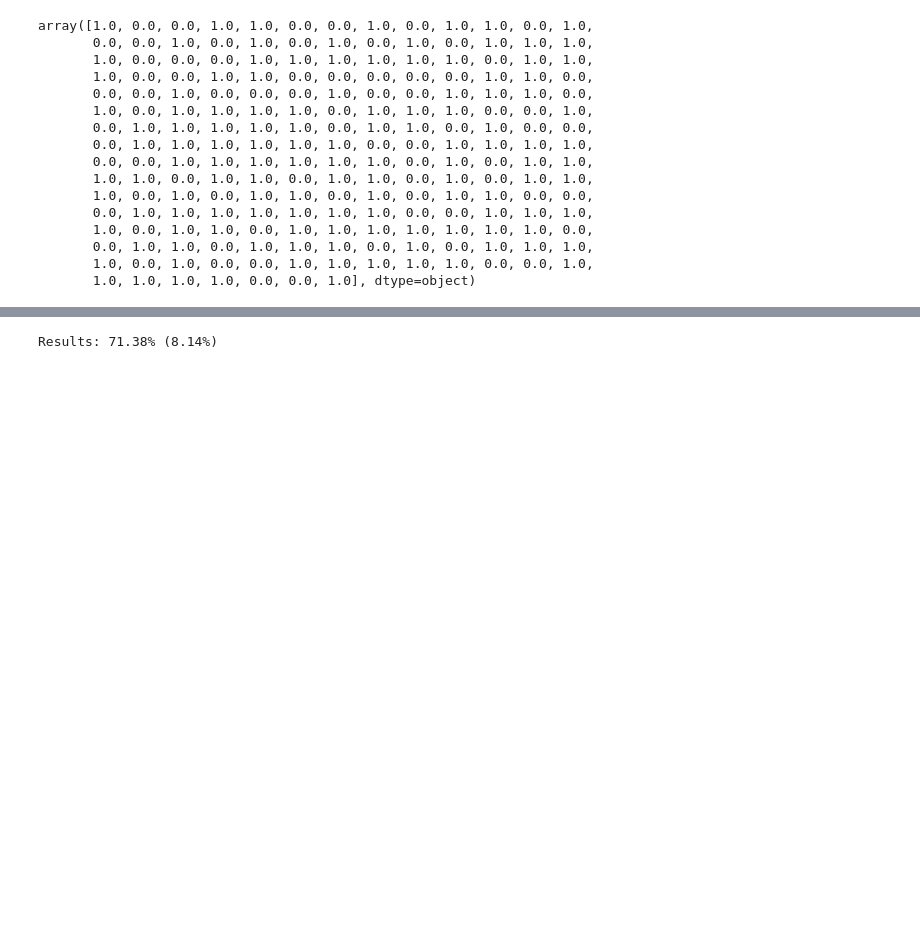
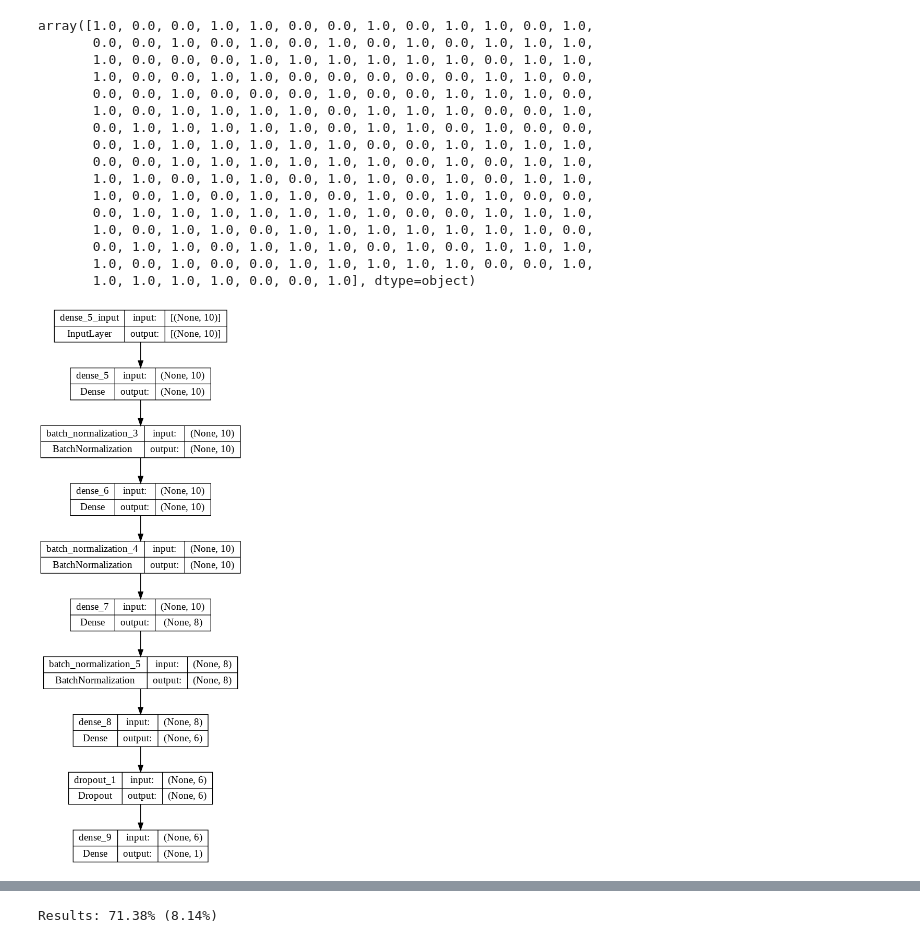
Before and after one commit to Gio-Choi/Stock_Regime_Analysis, a Jupyter notebook: MLP_model.ipynb, the cells around one changed output, grey strips where cells are left out. Cells and saved outputs as stored; diff of their text form; code cells hidden in the pictures; blank space fills up the shorter version.

```diff
--- a/MLP_model.ipynb
+++ b/MLP_model.ipynb
@@ -105,6 +101,11 @@ def create_model():
   model.compile(loss='binary_crossentropy', optimizer='nadam', metrics=['accuracy'])
 
   return model
+# %%
+# plot_model(model=create_model(), to_file='NN.png')
+plot_model(model=create_model(), to_file='NN.png', show_shapes=True)
+# %% [output]
+[figure, added]
 # %%
 estimators = []
 estimators.append(('standardize', StandardScaler()))
```
Also changed, not shown: parts of 4 cells of this notebook.
